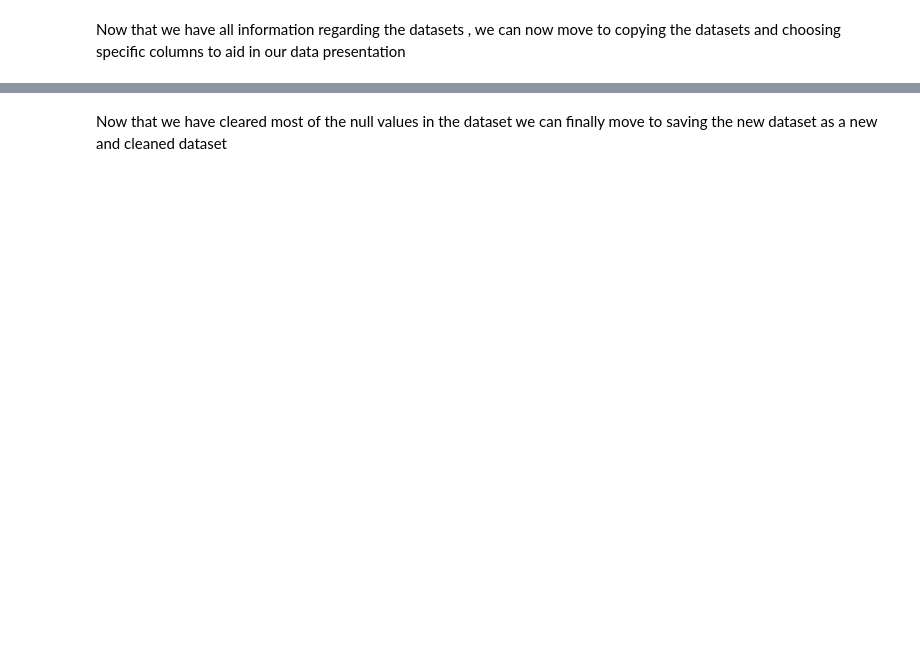
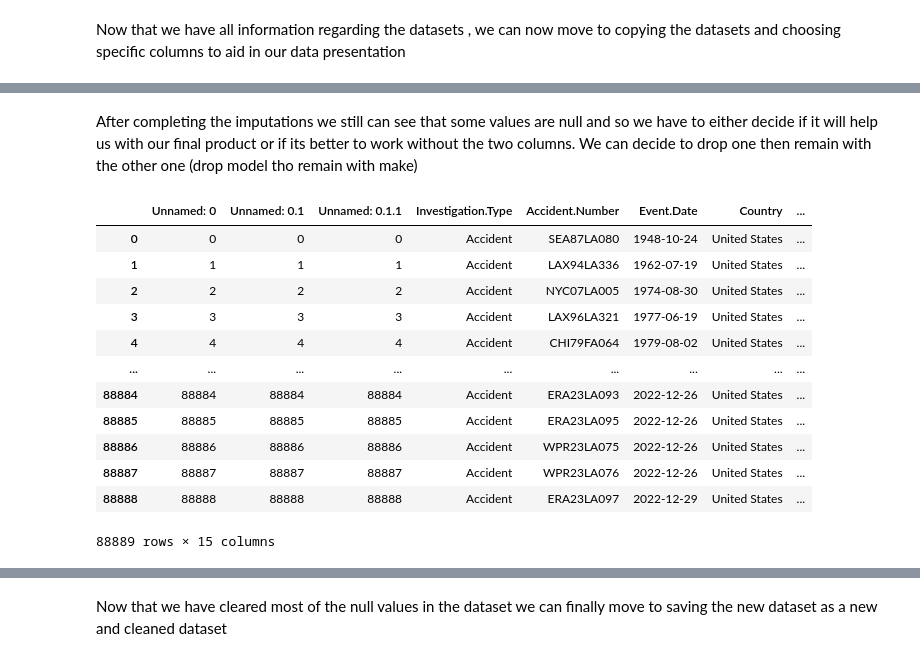
Before and after one commit to Rayez634/Project1, a Jupyter notebook: Drizzle_planes.ipynb, the cells around one changed output, grey strips where cells are left out. Saved outputs shown, nothing was run; the diff lists cells and outputs as text; code cells hidden in the pictures; blank space fills up the shorter version.

```diff
--- a/Drizzle_planes.ipynb
+++ b/Drizzle_planes.ipynb
@@ -111,0 +270,19 @@ dtype: int64
+# %% [markdown]
+After completing the imputations we still can see that some values are null and so we have to either decide if it will help us with our final product or if its better to work without the two columns. We can decide to drop one then remain with the other one (drop model tho remain with make)
+# %%
+df2.drop('Model',axis=1,inplace = True)
+df2
+# %% [output]
+|  | Unnamed: 0 | Unnamed: 0.1 | Unnamed: 0.1.1 | Investigation.Type | Accident.Number | Event.Date | Country | ... |
+| 0 | 0 | 0 | 0 | Accident | SEA87LA080 | 1948-10-24 | United States | ... |
+| 1 | 1 | 1 | 1 | Accident | LAX94LA336 | 1962-07-19 | United States | ... |
+| 2 | 2 | 2 | 2 | Accident | NYC07LA005 | 1974-08-30 | United States | ... |
+| 3 | 3 | 3 | 3 | Accident | LAX96LA321 | 1977-06-19 | United States | ... |
+| 4 | 4 | 4 | 4 | Accident | CHI79FA064 | 1979-08-02 | United States | ... |
+| ... | ... | ... | ... | ... | ... | ... | ... | ... |
+| 88884 | 88884 | 88884 | 88884 | Accident | ERA23LA093 | 2022-12-26 | United States | ... |
+| 88885 | 88885 | 88885 | 88885 | Accident | ERA23LA095 | 2022-12-26 | United States | ... |
+| 88886 | 88886 | 88886 | 88886 | Accident | WPR23LA075 | 2022-12-26 | United States | ... |
+| 88887 | 88887 | 88887 | 88887 | Accident | WPR23LA076 | 2022-12-26 | United States | ... |
+| 88888 | 88888 | 88888 | 88888 | Accident | ERA23LA097 | 2022-12-29 | United States | ... |
+88889 rows × 15 columns
```
Also changed, not shown: parts of 70 cells of this notebook.
